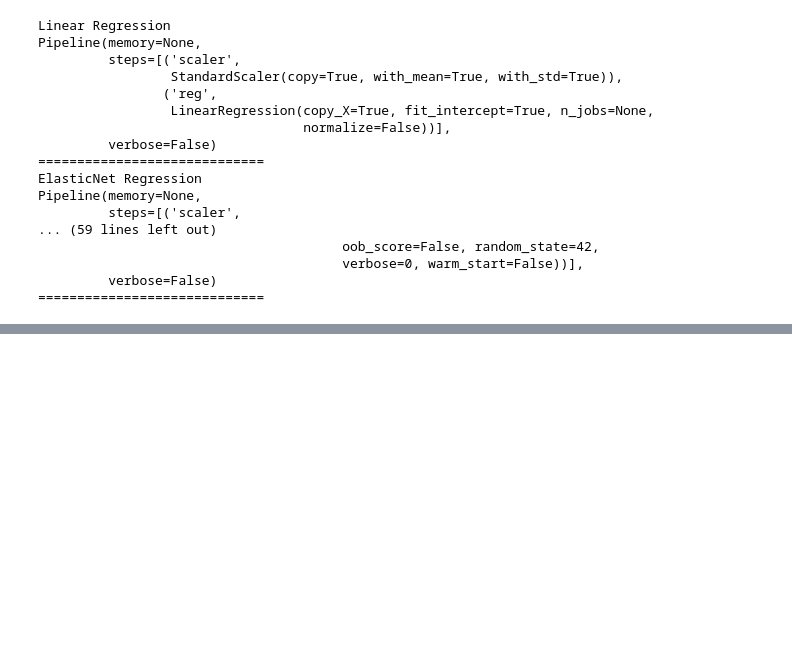
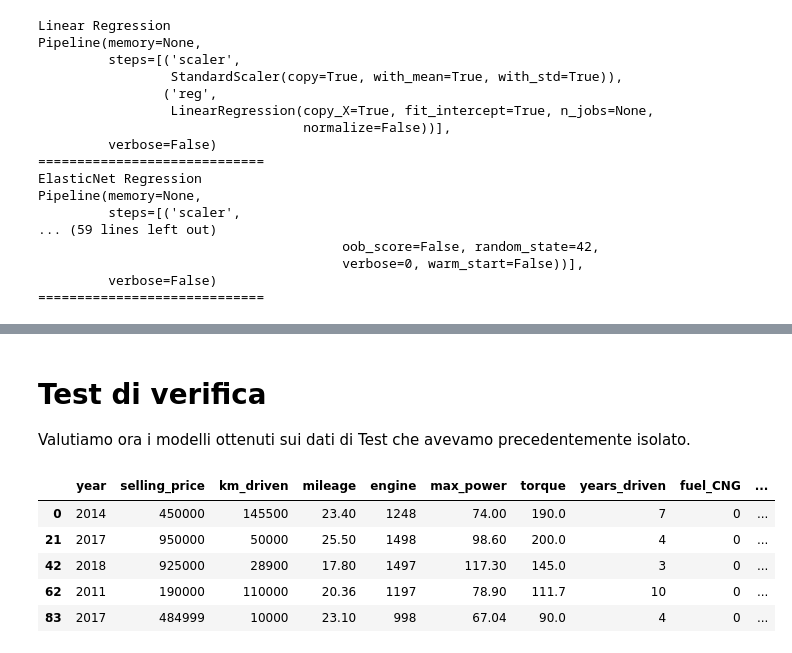
Before and after one commit to MariaMengozzi/esameDI, a Jupyter notebook: Progetto_esame_DI.ipynb, the cells around one changed output, grey strips where cells are left out. Drawn from its saved outputs; the diff is of its cells as text; code cells hidden in the pictures; blank space fills up the shorter version.

```diff
--- a/Progetto_esame_DI.ipynb
+++ b/Progetto_esame_DI.ipynb
@@ -1521,0 +1579,13 @@ R-squared coefficient: 0.92845
+# %% [markdown]
+# Test di verifica
+
+Valutiamo ora i modelli ottenuti sui dati di Test che avevamo precedentemente isolato.
+# %%
+test_data.head()
+# %% [output]
+|  | year | selling_price | km_driven | mileage | engine | max_power | torque | years_driven | fuel_CNG | ... |
+| 0 | 2014 | 450000 | 145500 | 23.40 | 1248 | 74.00 | 190.0 | 7 | 0 | ... |
+| 21 | 2017 | 950000 | 50000 | 25.50 | 1498 | 98.60 | 200.0 | 4 | 0 | ... |
+| 42 | 2018 | 925000 | 28900 | 17.80 | 1497 | 117.30 | 145.0 | 3 | 0 | ... |
+| 62 | 2011 | 190000 | 110000 | 20.36 | 1197 | 78.90 | 111.7 | 10 | 0 | ... |
+| 83 | 2017 | 484999 | 10000 | 23.10 | 998 | 67.04 | 90.0 | 4 | 0 | ... |
```
Also changed, not shown: parts of 23 cells of this notebook.
